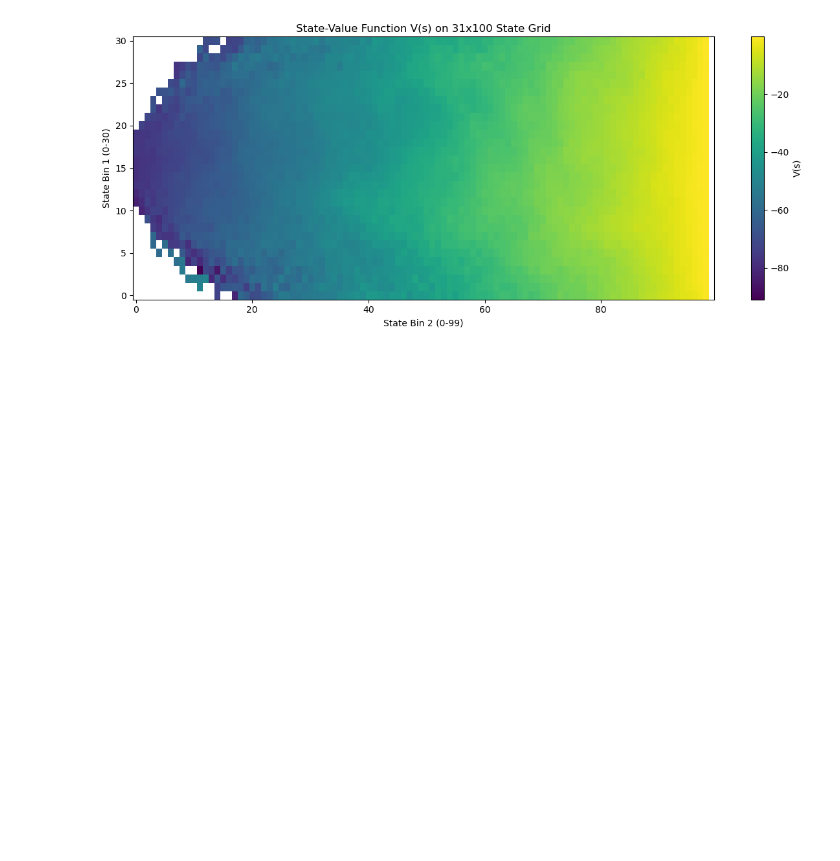
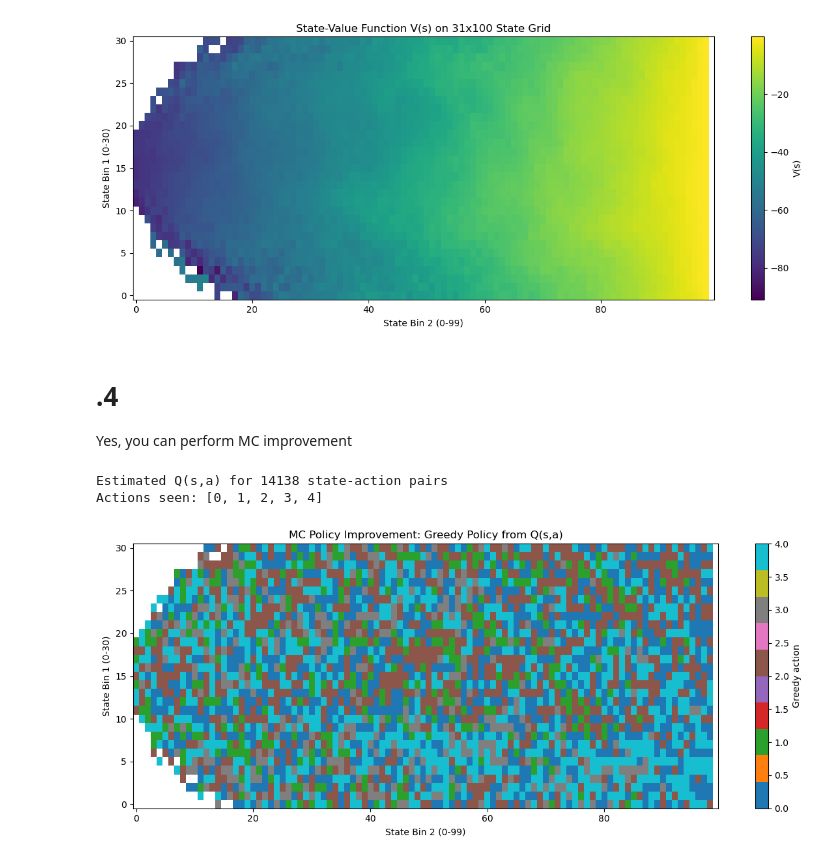
Before and after one commit to oddinho/Reinforcement-Learning-, a Jupyter notebook: Assignment 3/notebook3.ipynb, the cells around one changed output. Cells and saved outputs as stored; diff of their text form; code cells hidden in the pictures; blank space fills up the shorter version.

```diff
--- a/Assignment 3/notebook3.ipynb
+++ b/Assignment 3/notebook3.ipynb
@@ -269,3 +269,55 @@ plt.show()
 # %% [output]
 Estimated values for 2924 states
 [figure]
+# %% [markdown]
+# .4
+
+Yes, you can perform MC improvement
+# %%
+# MC policy improvement: estimate Q(s,a) and derive greedy policy pi(s)=argmax_a Q(s,a)
+q_values = mc_action_value(trajectories, gamma=1.0)
+print(f"Estimated Q(s,a) for {len(q_values)} state-action pairs")
+
+# Collect all actions seen in data (for reference)
+actions_seen = sorted({int(a) for (_, a) in q_values.keys()})
+print(f"Actions seen: {actions_seen}")
+
+# Build greedy policy from Q(s,a)
+policy = {}
+for (state, action), q in q_values.items():
+    if state not in policy or q > policy[state][1]:
+        policy[state] = (int(action), q)
+
+# 31x100 policy grid (action index per state)
+policy_grid = np.full((31, 100), np.nan, dtype=float)
+for state, (best_action, _) in policy.items():
+    state_arr = np.asarray(state).ravel()
+    if state_arr.size < 2:
+        continue
+
+    s1_idx = int(np.rint(state_arr[0]))
+    s2_idx = int(np.rint(state_arr[1]))
+
+    if 0 <= s1_idx < 31 and 0 <= s2_idx < 100:
+        policy_grid[s1_idx, s2_idx] = best_action
+
+# Plot improved (greedy) policy
+plt.figure(figsize=(12, 5))
+im = plt.imshow(
+    policy_grid,
+    origin="lower",
+    aspect="auto",
+    interpolation="nearest",
+    cmap="tab10"
+)
+cbar = plt.colorbar(im)
+cbar.set_label("Greedy action")
+plt.title("MC Policy Improvement: Greedy Policy from Q(s,a)")
+plt.xlabel("State Bin 2 (0-99)")
+plt.ylabel("State Bin 1 (0-30)")
+plt.tight_layout()
+plt.show()
+# %% [output]
+Estimated Q(s,a) for 14138 state-action pairs
+Actions seen: [0, 1, 2, 3, 4]
+[figure, added]
```
